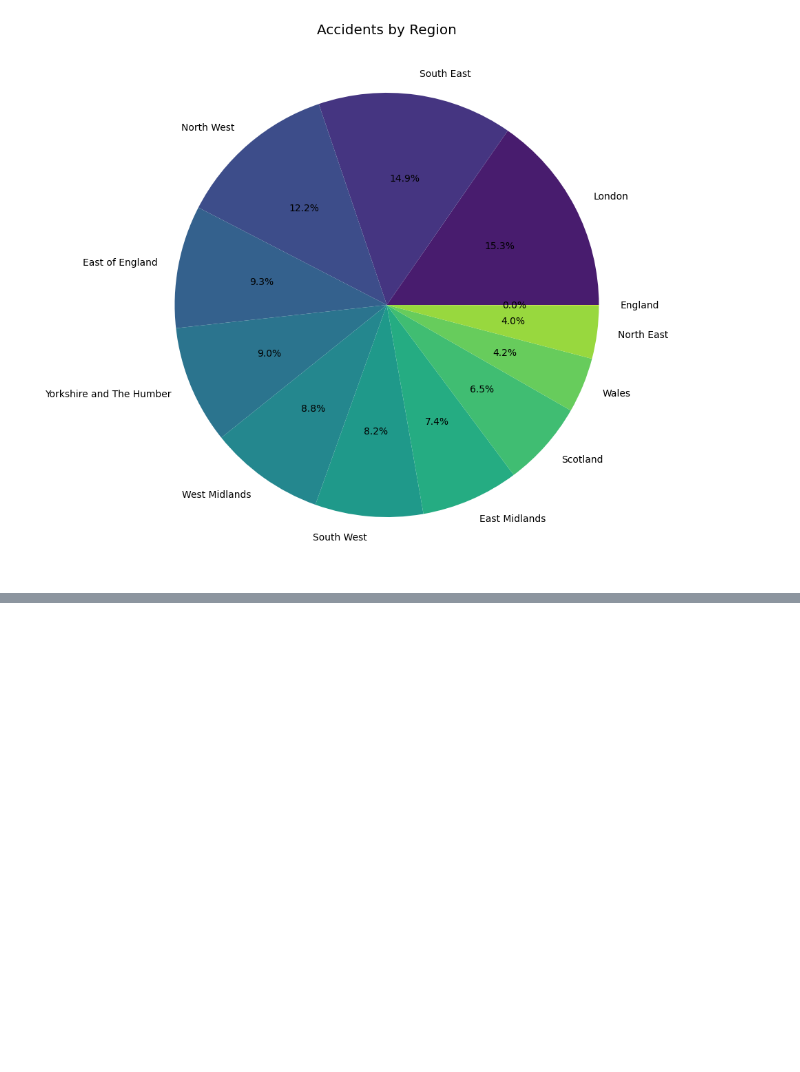
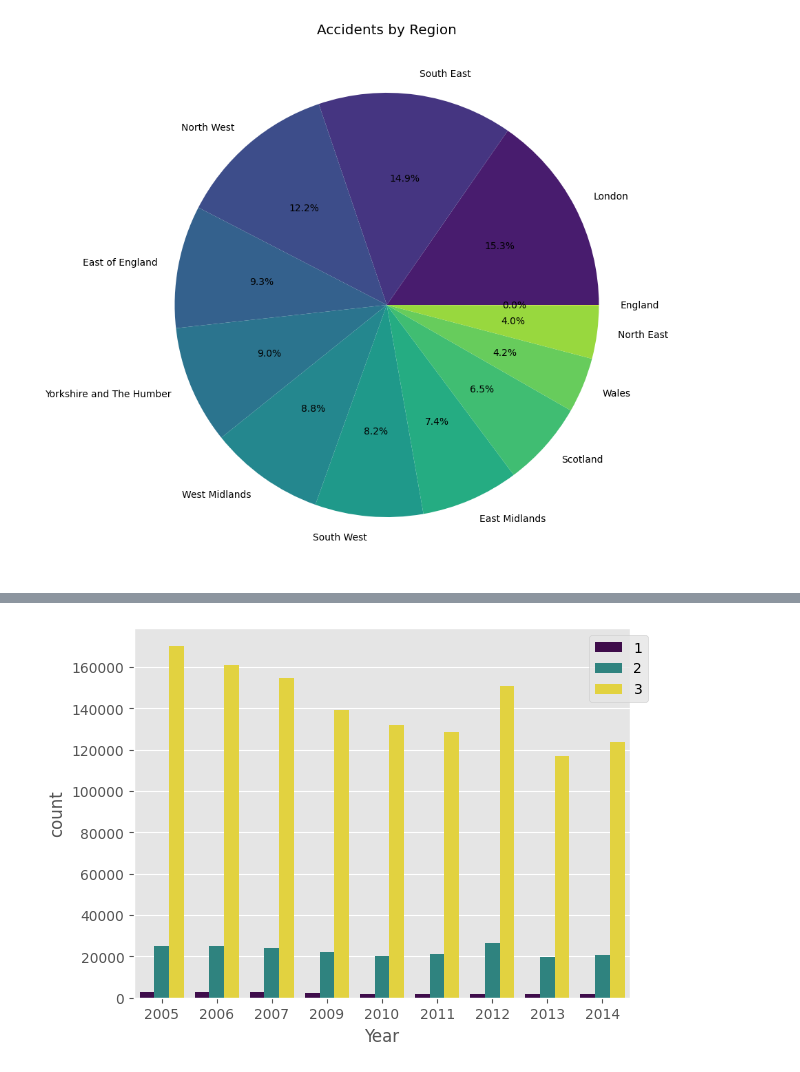
Before and after one commit to Doug-Vo/ML-Self-Project, a Jupyter notebook: EDA/uk_accident.ipynb, the cells around one changed output, grey strips where cells are left out. Cells and saved outputs as stored; diff of their text form; code cells hidden in the pictures; blank space fills up the shorter version.

```diff
--- a/EDA/uk_accident.ipynb
+++ b/EDA/uk_accident.ipynb
@@ -461,0 +558,6 @@ plt.show()
+# %%
+sns.countplot(df, hue = 'Accident_Severity', x = 'Year', palette= 'viridis')
+plt.legend(bbox_to_anchor = [1.05, 1])
+plt.show()
+# %% [output]
+[figure, added]
```
Also changed, not shown: parts of 13 cells of this notebook.
